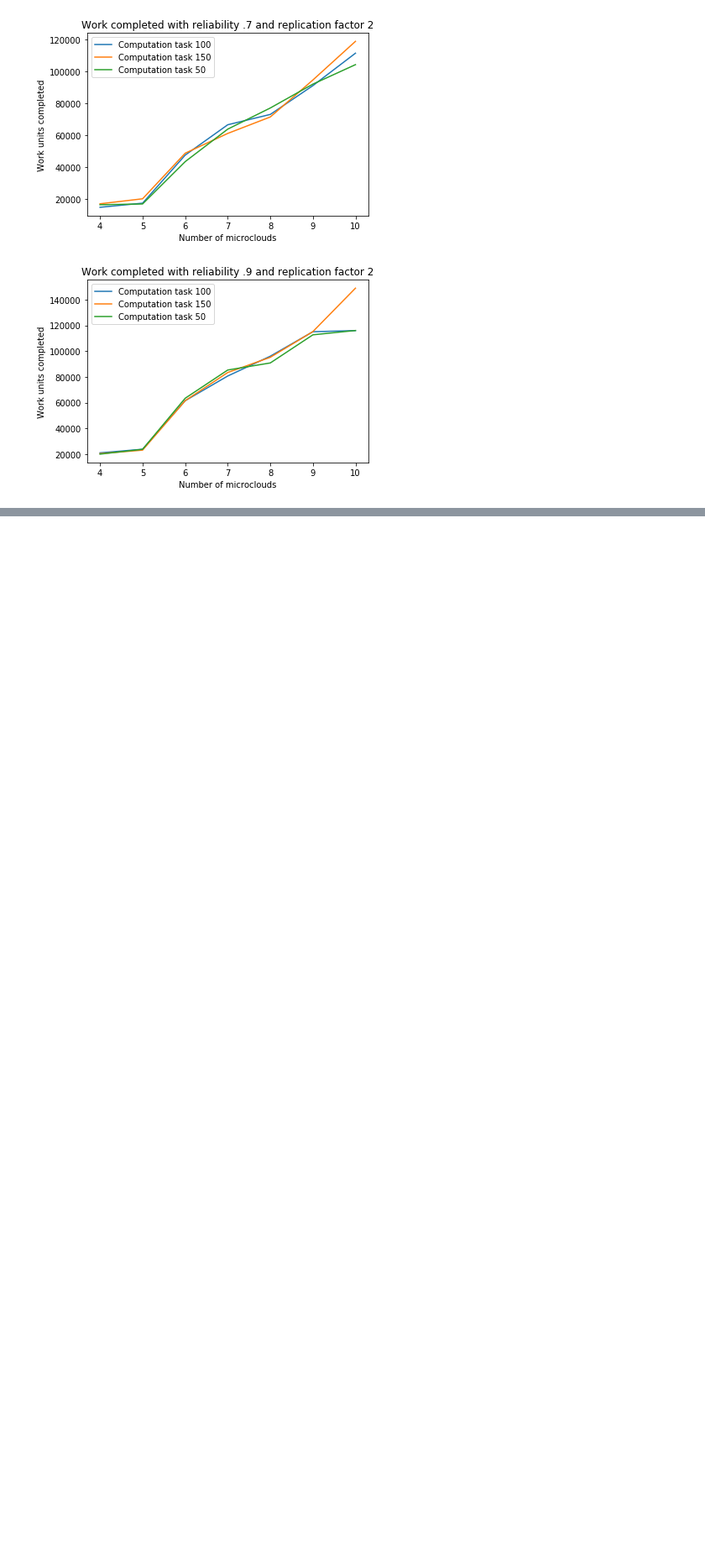
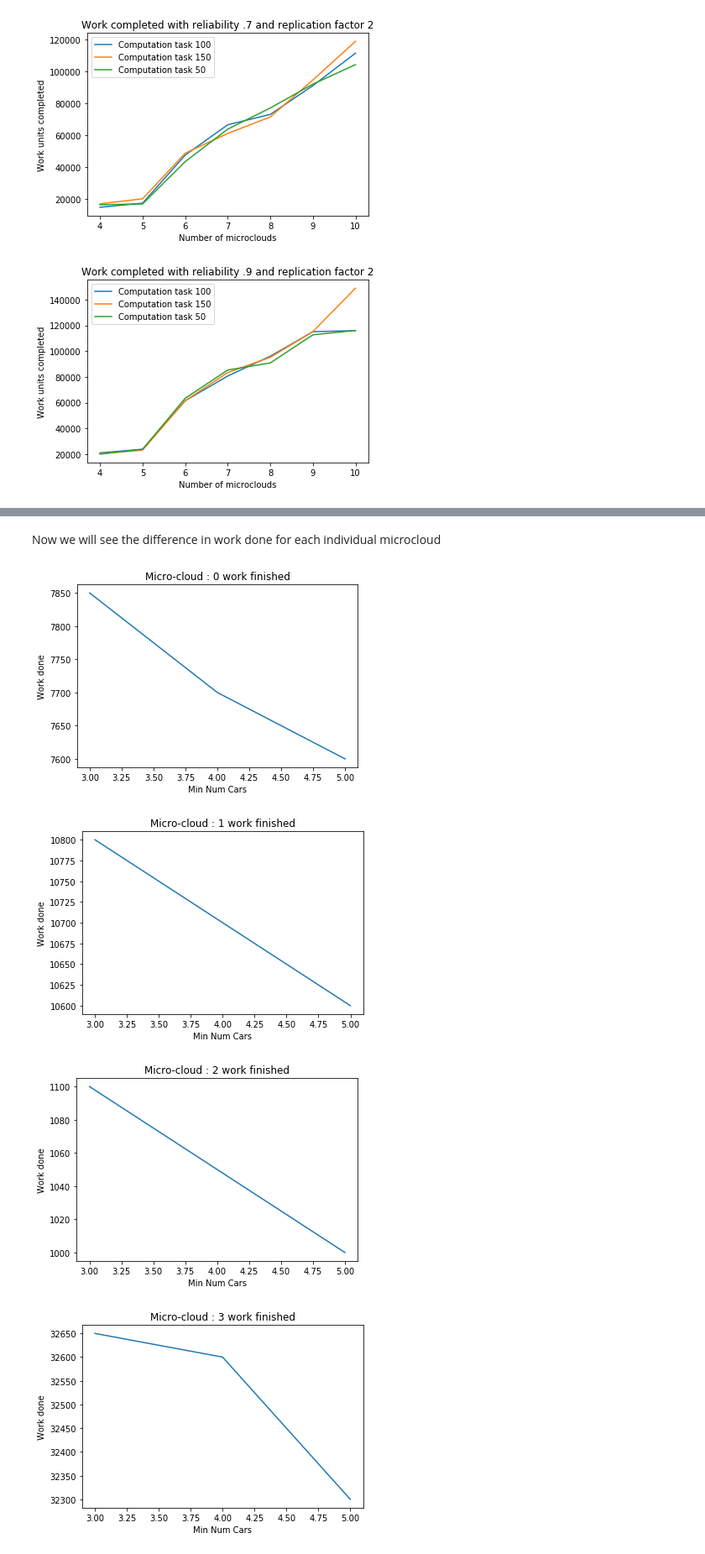
Before and after one commit to JuanMantica123/Veins_Research, a Jupyter notebook: simulations/PasubioSimulation/RandomForestNotebook.ipynb, the cells around one changed output, grey strips where cells are left out. Shown: that part at 84% size. Saved outputs shown, nothing was run; the diff lists cells and outputs as text; code cells hidden in the pictures; blank space fills up the shorter version.

```diff
--- a/simulations/PasubioSimulation/RandomForestNotebook.ipynb
+++ b/simulations/PasubioSimulation/RandomForestNotebook.ipynb
@@ -120,0 +229,21 @@ def plot_replication_factor(df):
+# %% [markdown]
+Now we will see the difference in work done for each individual microcloud
+# %%
+mcs = [i for i in range(8)]
+for mc in mcs:
+    mc_str = "Micro-cloud : "+str(mc)+ " work finished"
+    mc_df  = realisitic_df[realisitic_df.name==mc_str]
+    work_done = []
+    for num_car in num_cars:
+        parsed_series = mc_df[mc_df.min_num_cars == str(num_car)]['value']
+        work_done.append(parsed_series[parsed_series.first_valid_index()])
+    plt.title(mc_str)
+    plt.plot(num_cars,work_done)
+    plt.xlabel("Min Num Cars")
+    plt.ylabel("Work done")
+    plt.show()
+# %% [output]
+[figure, added]
+[figure, added]
+[figure, added]
+[figure, added]
```
Also changed, not shown: parts of 21 cells of this notebook, 24 other files.
